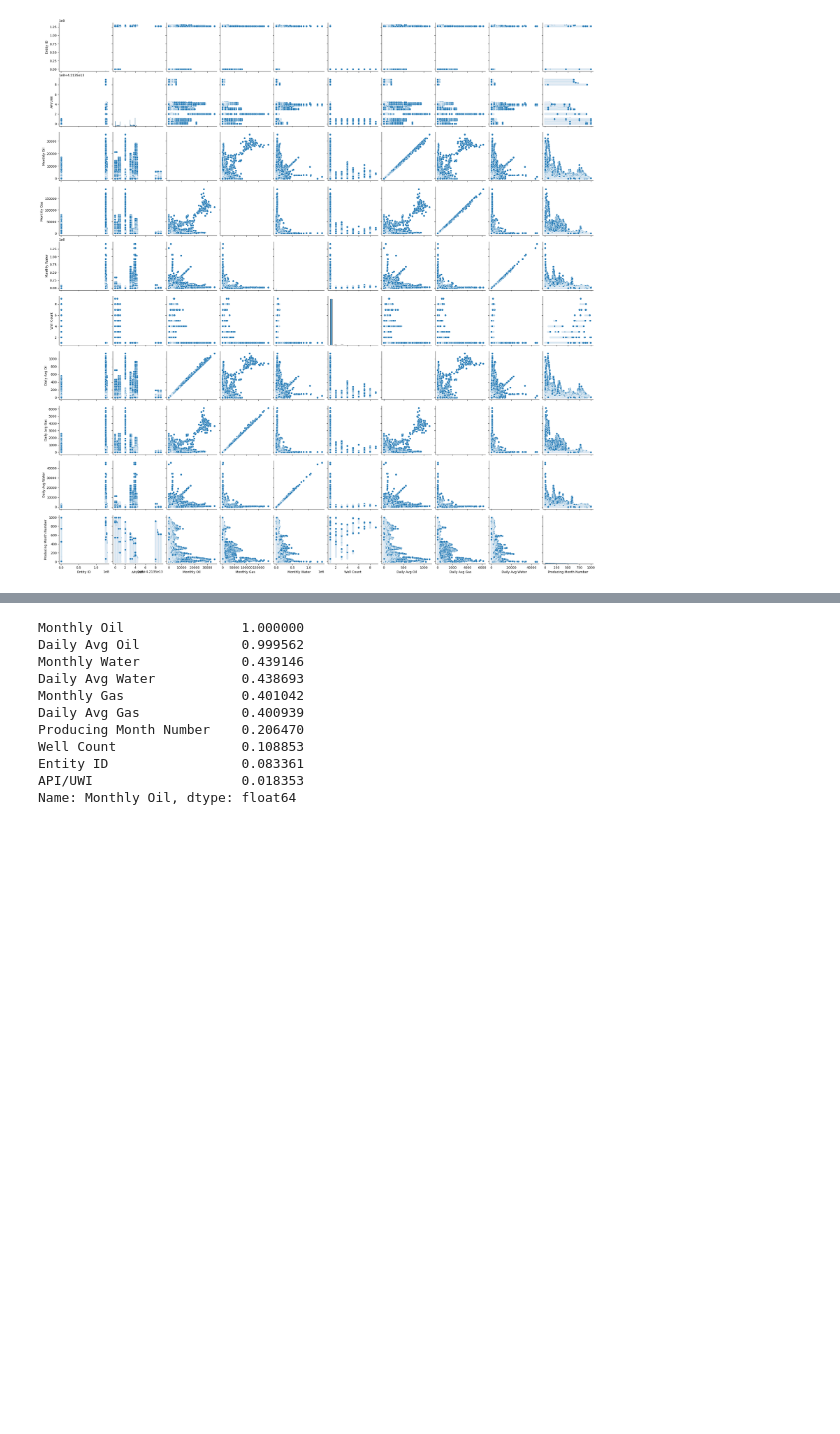
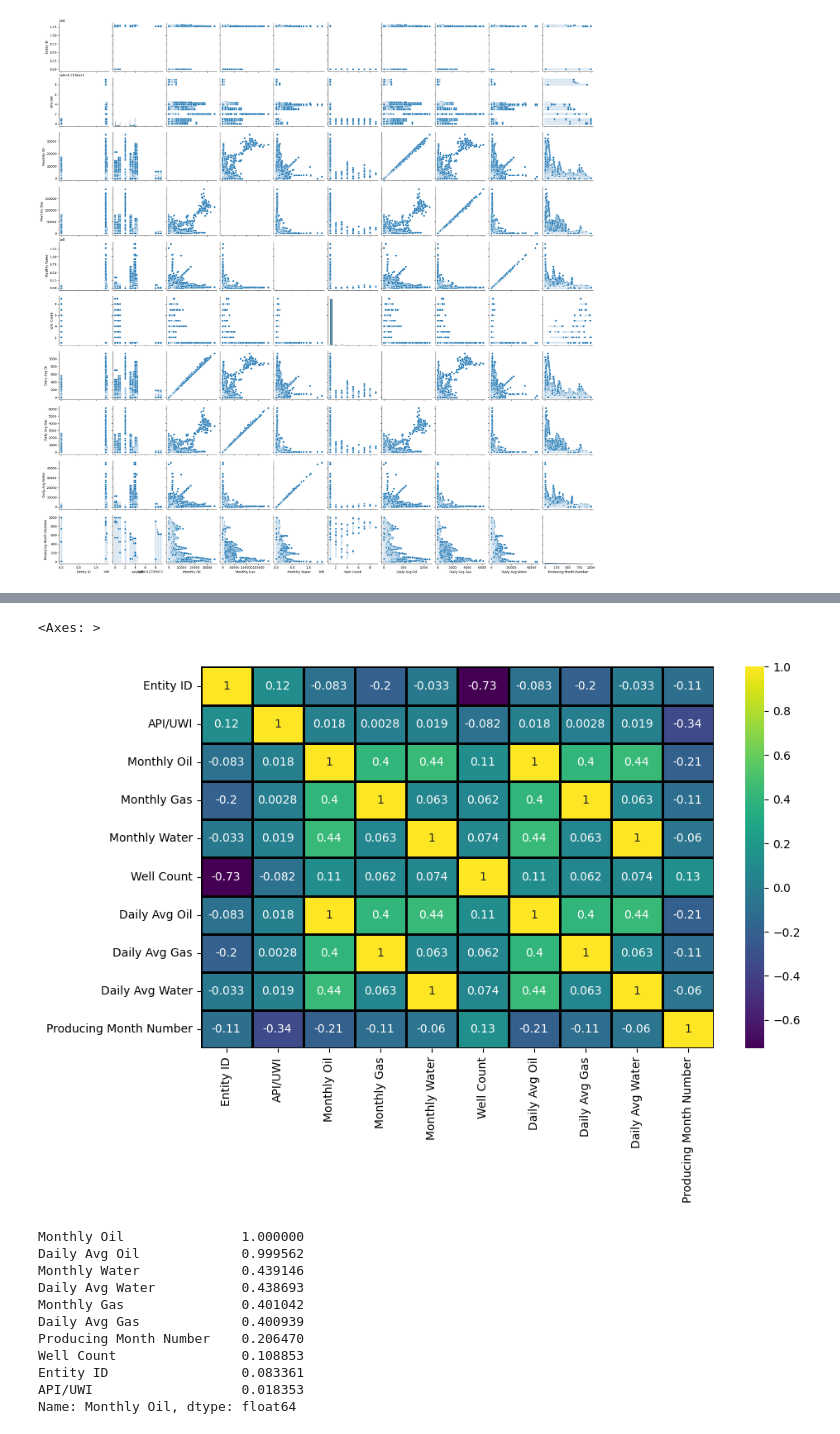
Before and after one commit to ManishRawat07/PETR6397-Final-Project-Oil-Production-Forecasting-using-Machine-Learning, a Jupyter notebook: Oil Production forecasting.ipynb, the cells around one changed output, grey strips where cells are left out. Cells and saved outputs as stored; diff of their text form; code cells hidden in the pictures; blank space fills up the shorter version.

```diff
--- a/Oil Production forecasting.ipynb
+++ b/Oil Production forecasting.ipynb
@@ -199,3 +251,11 @@ sns.pairplot(df)
+# %%
+# Lets find any collinearity between input features using seaborn library
+
+plt.figure(figsize=(10,6))
+sns.heatmap(df.corr(),linewidths=2, linecolor='black',cmap='viridis', annot=True)
+# %% [output]
+<Axes: >
+[figure, added]
 # %%
 # calculate the correlation coefficients with the target variable
 
```
Also changed, not shown: parts of 10 cells of this notebook, 3 other files.
